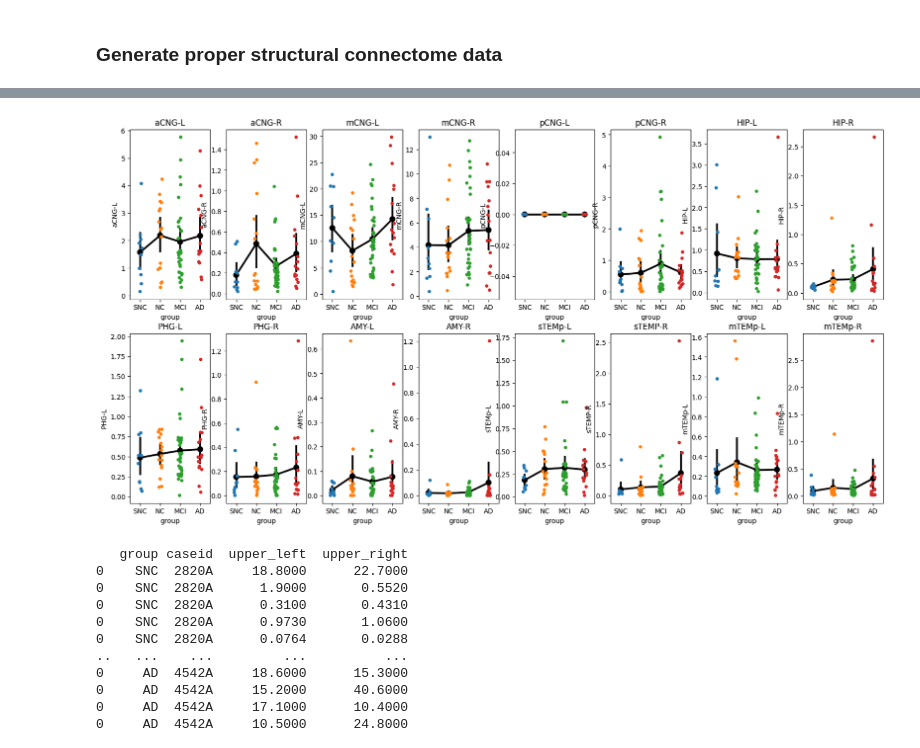
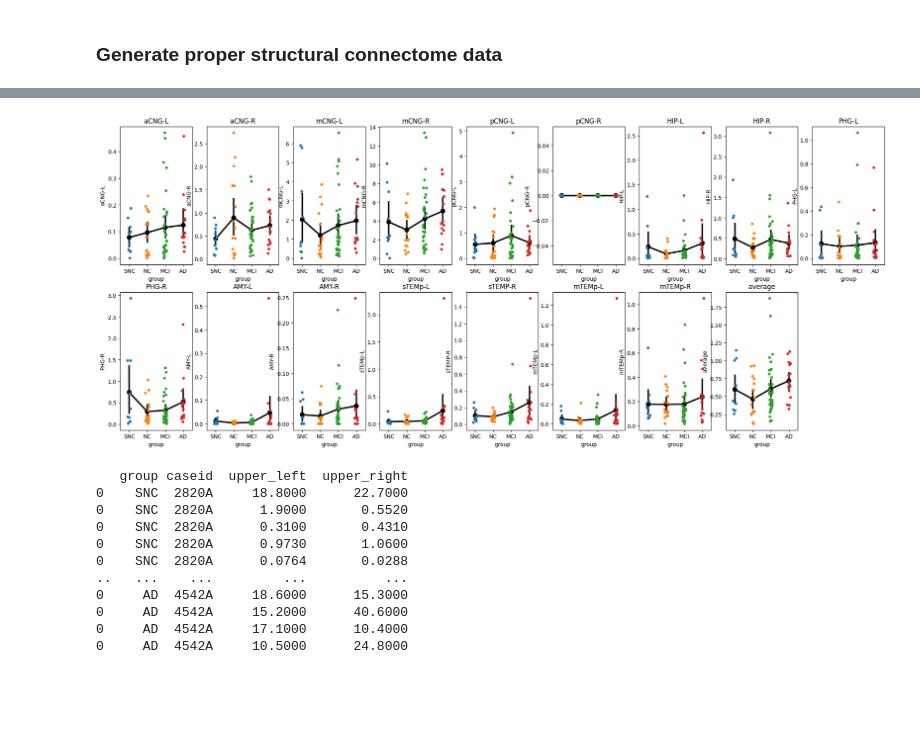
Before and after one commit to yilewang/tvbdemos, a Jupyter notebook: asymmetry_project/sc.ipynb, the cells around one changed output, grey strips where cells are left out. Saved outputs shown, nothing was run; the diff lists cells and outputs as text; code cells hidden in the pictures; blank space fills up the shorter version.

```diff
--- a/asymmetry_project/sc.ipynb
+++ b/asymmetry_project/sc.ipynb
@@ -90,15 +71,17 @@ print(sc_pCNG_l)
 # %%
 # plot 15 graphs for each regions
+sc_pCNG_l = pd.read_csv("sc_pCNG_l.csv")
+sc_pCNG_r = pd.read_csv("sc_pCNG_r.csv")
 
-figure = plt.figure(figsize=(20, 10))
+figure = plt.figure(figsize=(25, 10))
 for region in sc_pCNG_r.columns[2:]:
-    ax = figure.add_subplot(2,8, sc_pCNG_l.columns.get_loc(region)-1)
-    sns.stripplot(x="group", y=region, data=sc_pCNG_l, ax=ax)
-    sns.pointplot(x="group", y=region, data=sc_pCNG_l, color="black", ax=ax)
+    ax = figure.add_subplot(2,9, sc_pCNG_l.columns.get_loc(region)-1)
+    sns.stripplot(x="group", y=region, data=sc_pCNG_r, ax=ax)
+    sns.pointplot(x="group", y=region, data=sc_pCNG_r, color="black", ax=ax)
     ax.set_title(region)
 plt.show()
 # %% [output]
-[figure, old version]
+[figure, new version]
 # %%
 # import the sc data
 sc_dir = "/Users/yilewang/workspaces/data4project/lateralization/connectome/unzip"
```
Also changed, not shown: parts of 6 cells of this notebook, 3 other files.
